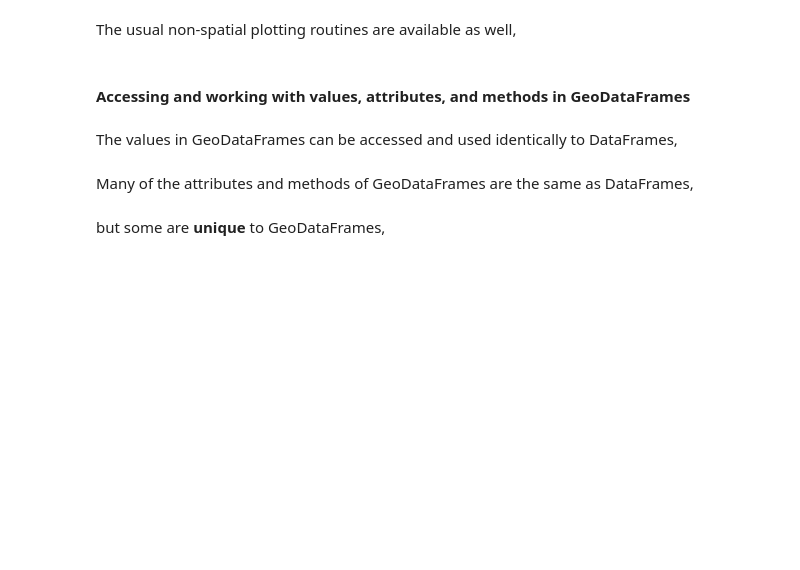
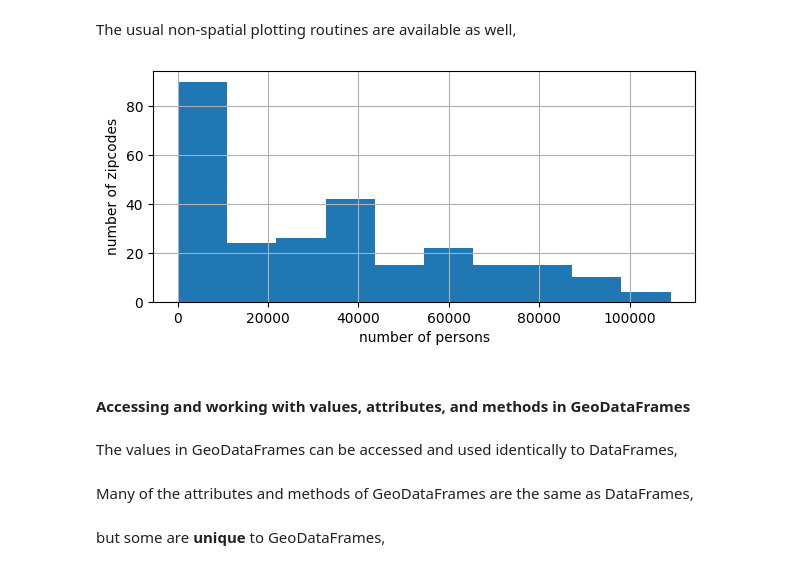
Before and after one commit to ReidelVichot/DSTEP23, a Jupyter notebook: week_8/dstep23_geospatial_intro_part1.ipynb, the cells around one changed output. Drawn from its saved outputs; the diff is of its cells as text; code cells hidden in the pictures; blank space fills up the shorter version.

```diff
--- a/week_8/dstep23_geospatial_intro_part1.ipynb
+++ b/week_8/dstep23_geospatial_intro_part1.ipynb
@@ -128,3 +128,13 @@ The usual non-spatial plotting routines are available as well,
+# %%
+# -- make a histogram of the population values
+fig, ax = plt.subplots(figsize = (7,3))
+zshps.hist("POPULATION", ax=ax)
+ax.set_xlabel("number of persons")
+ax.set_ylabel("number of zipcodes")
+ax.set_title("")
+fig.show()
+# %% [output]
+[figure, added]
 # %% [markdown]
 #### **Accessing and working with values, attributes, and methods in GeoDataFrames**
 # %% [markdown]
```
Also changed, not shown: parts of 2 cells of this notebook.
